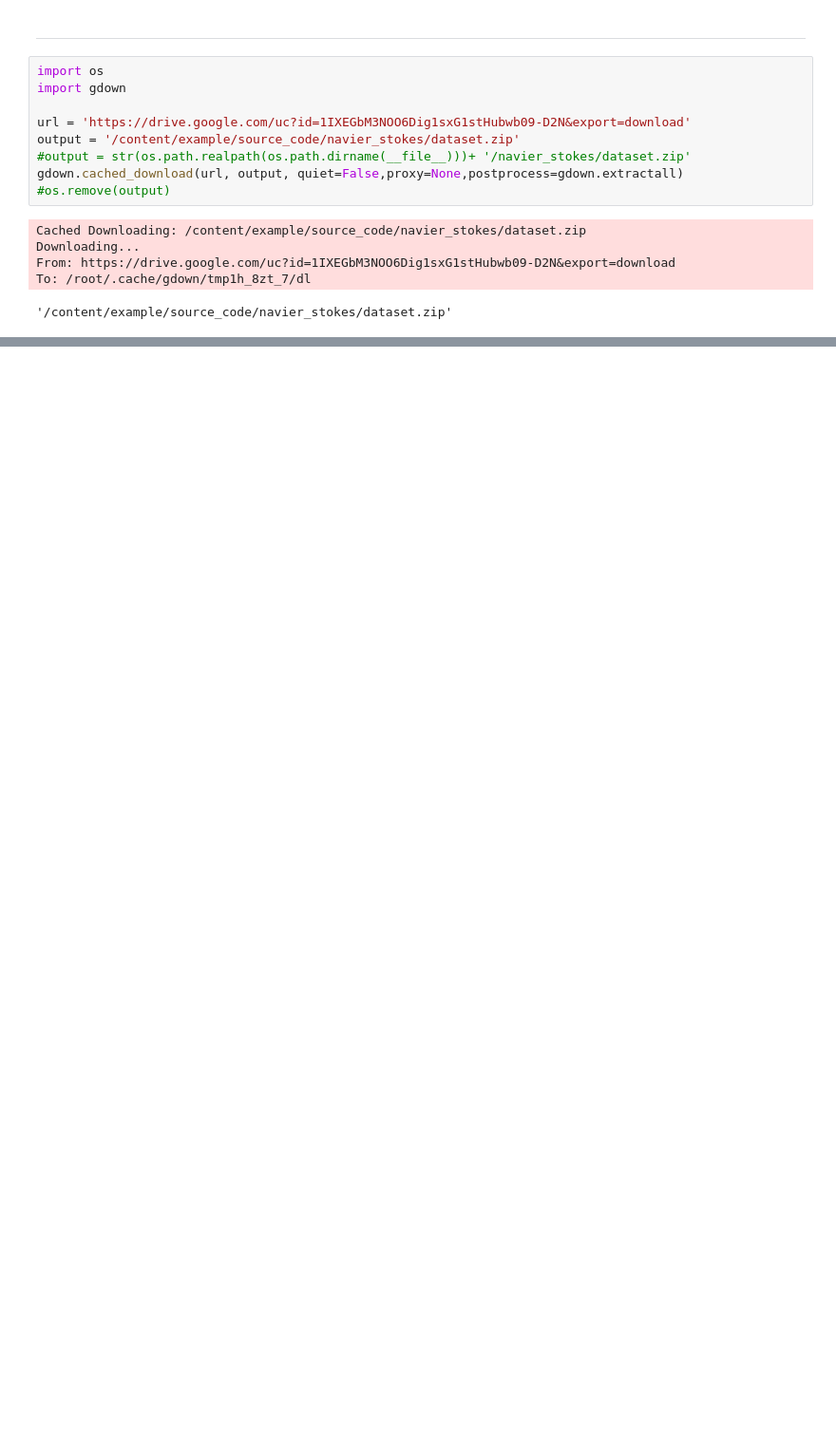
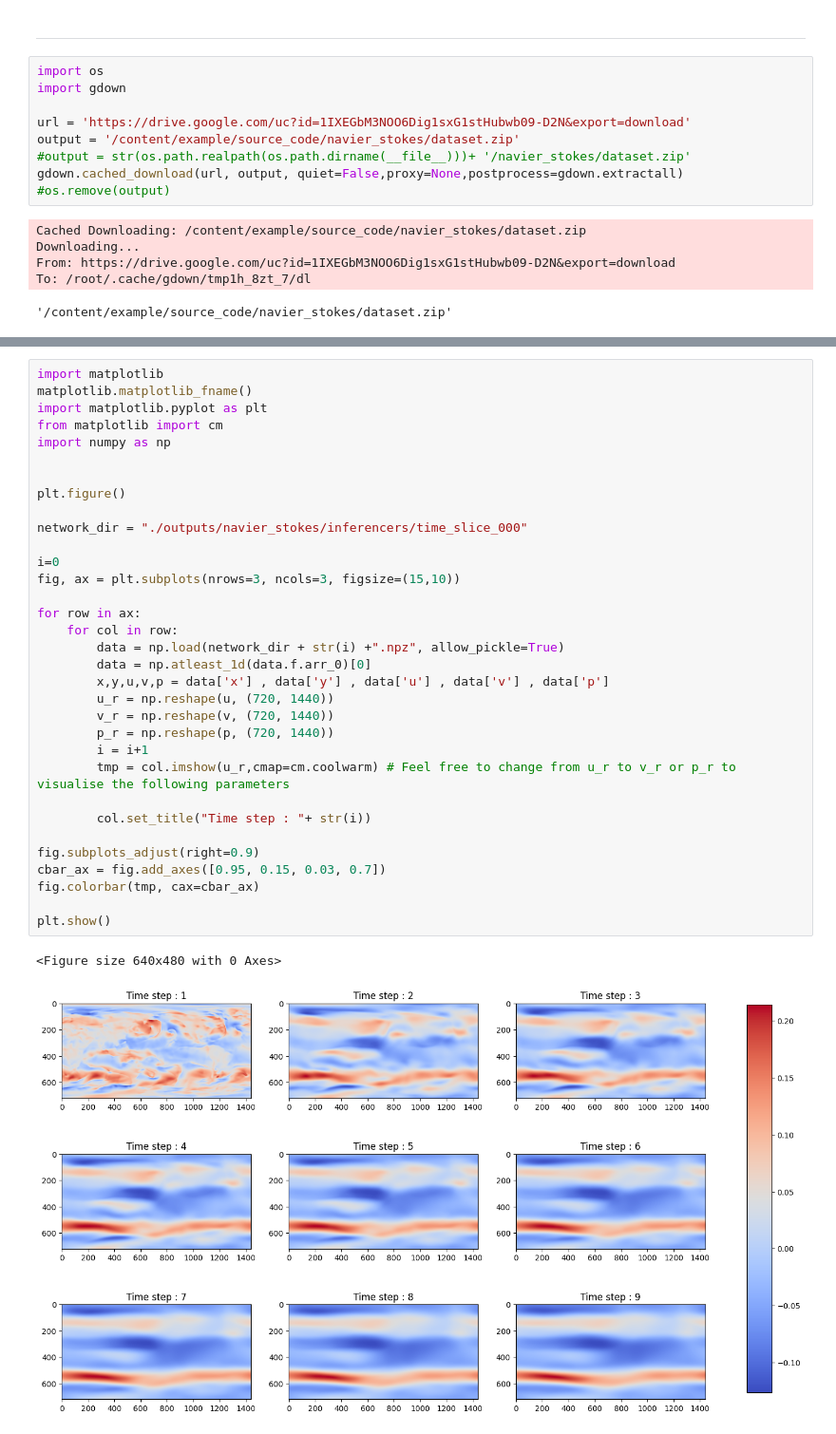
Before and after one commit to k1sihyeon/DeepLearning, a Jupyter notebook: modulus.ipynb, the cells around one changed output, grey strips where cells are left out. Shown at 95% size. Drawn from its saved outputs; the diff is of its cells as text; blank space fills up the shorter version.

```diff
--- a/modulus.ipynb
+++ b/modulus.ipynb
@@ -448,0 +449,36 @@ See https://hydra.cc/docs/1.2/upgrades/1.1_to_1.2/changes_to_job_working_dir/ fo
+# %%
+import matplotlib
+matplotlib.matplotlib_fname()
+import matplotlib.pyplot as plt
+from matplotlib import cm
+import numpy as np
+
+
+plt.figure()
+
+network_dir = "./outputs/navier_stokes/inferencers/time_slice_000"
+
+i=0
+fig, ax = plt.subplots(nrows=3, ncols=3, figsize=(15,10))
+
+for row in ax:
+    for col in row:
+        data = np.load(network_dir + str(i) +".npz", allow_pickle=True)
+        data = np.atleast_1d(data.f.arr_0)[0]
+        x,y,u,v,p = data['x'] , data['y'] , data['u'] , data['v'] , data['p']
+        u_r = np.reshape(u, (720, 1440))
+        v_r = np.reshape(v, (720, 1440))
+        p_r = np.reshape(p, (720, 1440))
+        i = i+1
+        tmp = col.imshow(u_r,cmap=cm.coolwarm) # Feel free to change from u_r to v_r or p_r to visualise the following parameters
+
+        col.set_title("Time step : "+ str(i))
+
+fig.subplots_adjust(right=0.9)
+cbar_ax = fig.add_axes([0.95, 0.15, 0.03, 0.7])
+fig.colorbar(tmp, cax=cbar_ax)
+
+plt.show()
+# %% [output]
+<Figure size 640x480 with 0 Axes>
+[figure, added]
```
Also changed, not shown: parts of 1 cell of this notebook.
